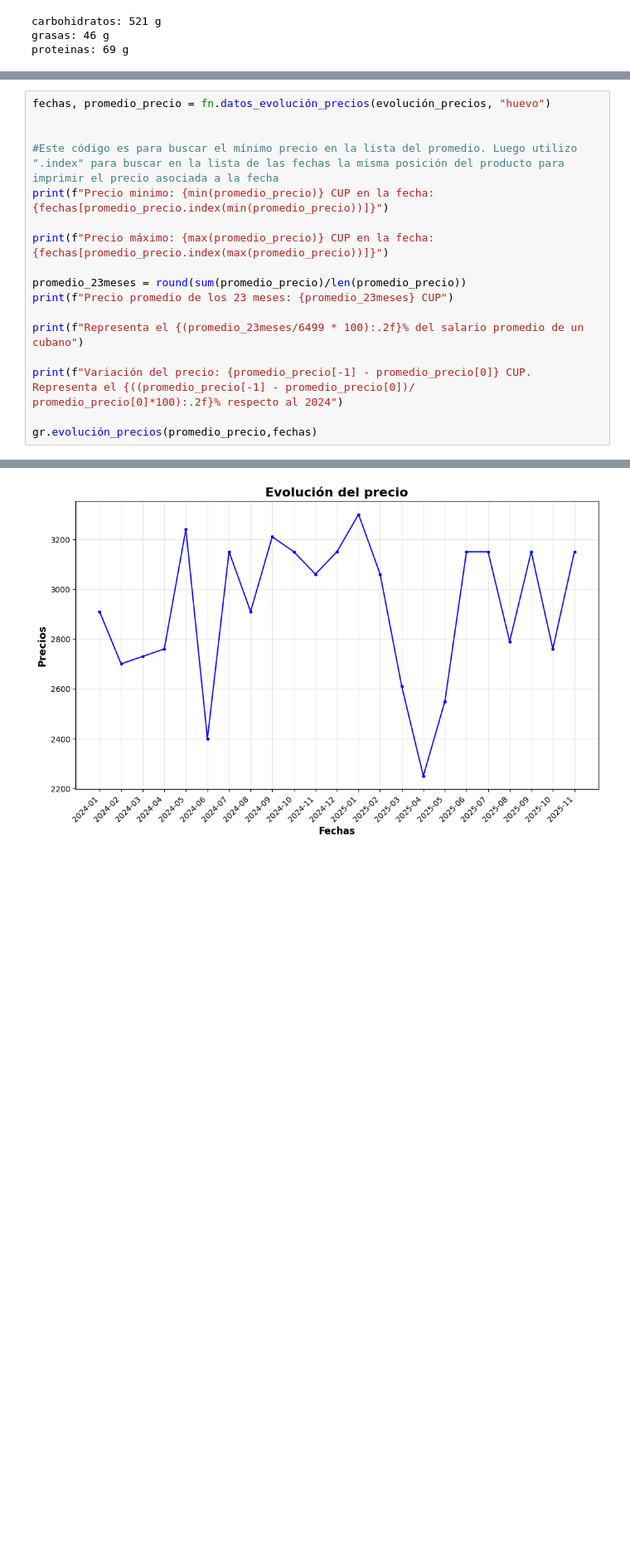
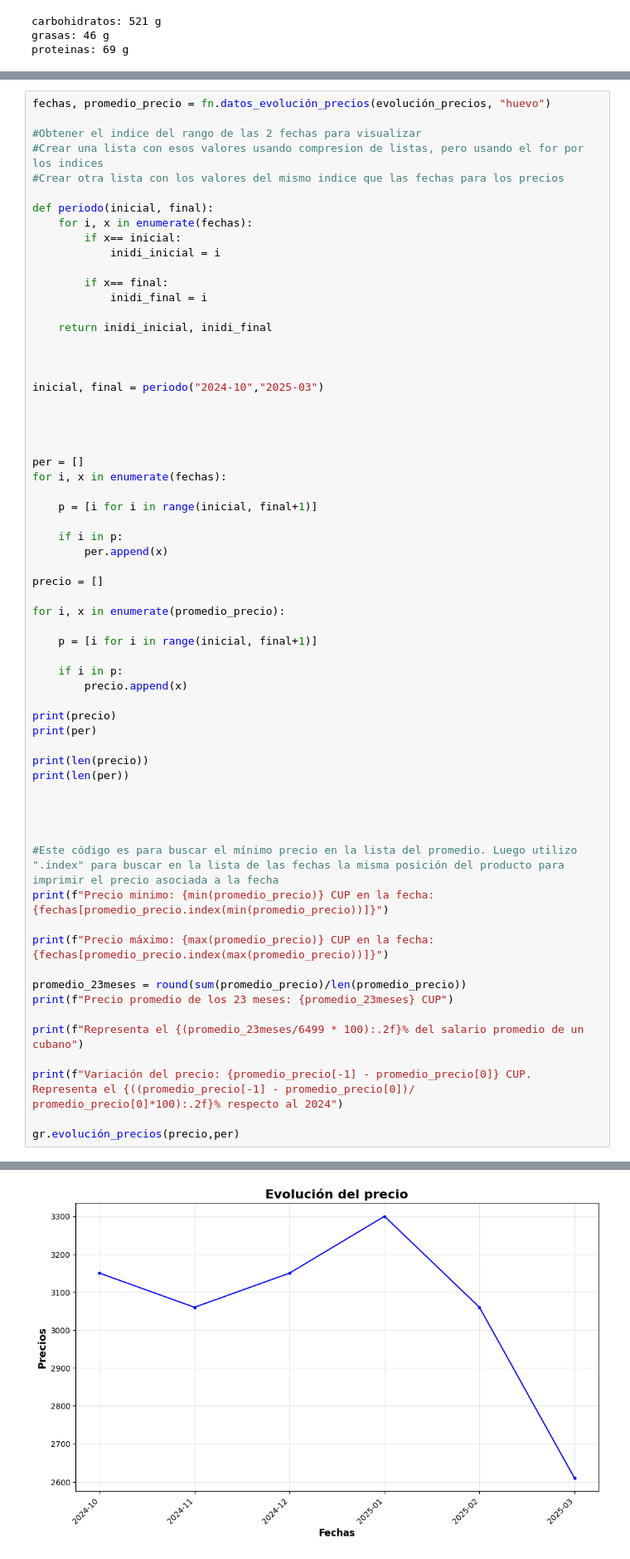
Before and after one commit to datascienceelias-png/proyecto_pipymes, a Jupyter notebook: analisis.ipynb, the cells around one changed output, grey strips where cells are left out. Shown at 83% size. Drawn from its saved outputs; the diff is of its cells as text; blank space fills up the shorter version.

```diff
--- a/analisis.ipynb
+++ b/analisis.ipynb
@@ -69,6 +73,52 @@ En este trabajo, estaremos analizando el costo de una vida saludable en Cuba. Ac
 Para ilustrar este problema, el siguiente gráfico de líneas muestra la inestabilidad del precio del huevo durante 23 meses. Mientras los precios suben, sabemos que desde el 2024 el salario promedio sigue siendo el mismo, lo cual ha afectado gravemente la alimentación. Si para tener una dieta saludable es necesario que sea variada, el hecho de que solo un cartón de huevos consuma casi la mitad del salario demuestra lo difícil que es lograrlo.
 # %%
 fechas, promedio_precio = fn.datos_evolución_precios(evolución_precios, "huevo")
+
+#Obtener el indice del rango de las 2 fechas para visualizar
+#Crear una lista con esos valores usando compresion de listas, pero usando el for por los indices
+#Crear otra lista con los valores del mismo indice que las fechas para los precios
+
+def periodo(inicial, final):
+    for i, x in enumerate(fechas):
+        if x== inicial:
+            inidi_inicial = i
+
+        if x== final:
+            inidi_final = i
+
+    return inidi_inicial, inidi_final
+
+
+
+inicial, final = periodo("2024-10","2025-03")
+
+
+
+
+per = []
+for i, x in enumerate(fechas):
+
+    p = [i for i in range(inicial, final+1)]
+
+    if i in p:
+        per.append(x)
+
+precio = []
+
+for i, x in enumerate(promedio_precio):
+
+    p = [i for i in range(inicial, final+1)]
+
+    if i in p:
+        precio.append(x)
+
+print(precio)
+print(per)
+
+print(len(precio))
+print(len(per))
+
+
 
 
 #Este código es para buscar el mínimo precio en la lista del promedio. Luego utilizo ".index" para buscar en la lista de las fechas la misma posición del producto para imprimir el precio asociada a la fecha
@@ -83,5 +133,5 @@ print(f"Representa el {(promedio_23meses/6499 * 100):.2f}% del salario promedio
 
 print(f"Variación del precio: {promedio_precio[-1] - promedio_precio[0]} CUP. Representa el {((promedio_precio[-1] - promedio_precio[0])/ promedio_precio[0]*100):.2f}% respecto al 2024")
 
-gr.evolución_precios(promedio_precio,fechas)
+gr.evolución_precios(precio,per)
 # %% [output]
@@ -88,9 +142,9 @@ gr.evolución_precios(promedio_precio,fechas)
 Precio minimo: 2250 CUP en la fecha: 2025-04
 Precio máximo: 3300 CUP en la fecha: 2025-01
 Precio promedio de los 23 meses: 2926 CUP
 Representa el 45.02% del salario promedio de un cubano
 Variación del precio: 240 CUP. Representa el 8.25% respecto al 2024
-[figure, old version]
+[figure, new version]
 # %% [markdown]
 Para nuestro análisis, calculamos el precio de un vaso de leche de 8 onzas (240 ml) basándonos en los precios recolectados en las MIPYMES. Según los estándares de preparación (sin incluir dietas infantiles), se requieren 30 gramos de leche en polvo, que equivalen a dos cucharadas con una pequeña loma, y 15 gramos de azúcar, o una cucharada. Al sumar el costo de ambos ingredientes, podemos determinar cuánto debe invertir realmente un cubano para consumir este alimento básico.
 # %%
```
Also changed, not shown: parts of 6 cells of this notebook, 5 other files.
